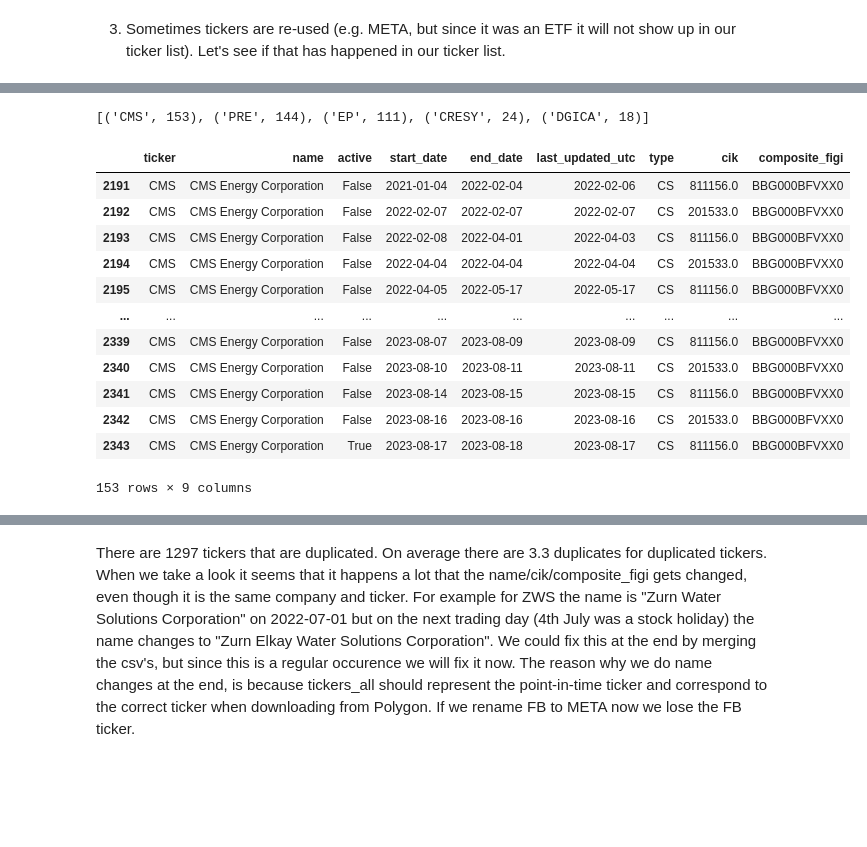
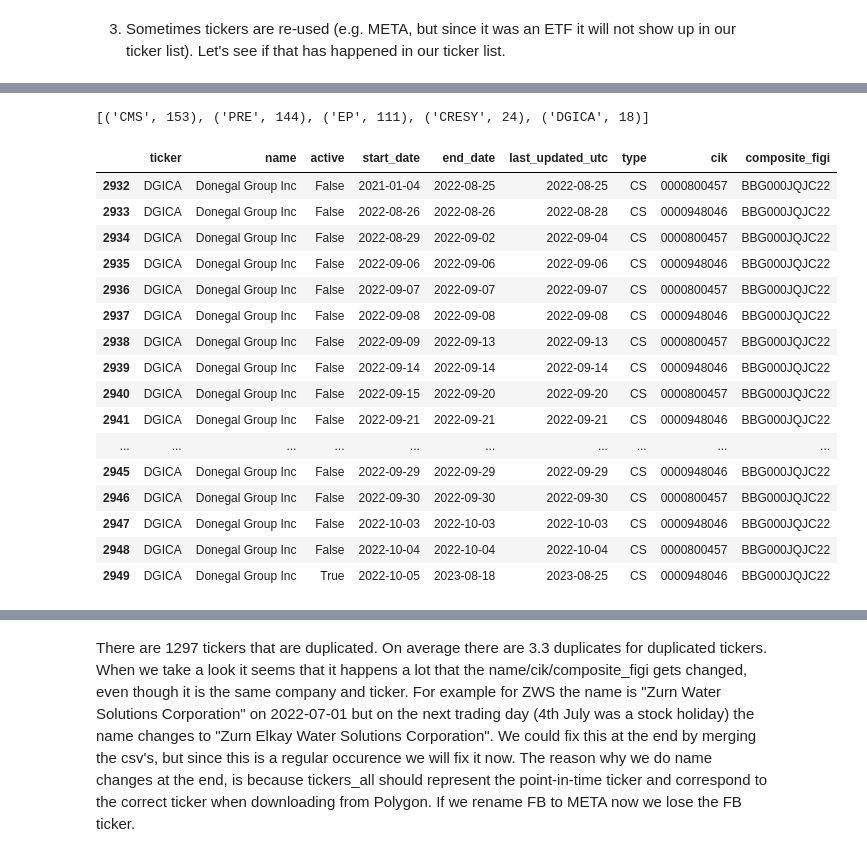
Before and after one commit to shinathan/QSExtended, a Jupyter notebook: data_import/polygon/1_get_tickers.ipynb, the cells around one changed output, grey strips where cells are left out. Saved outputs shown, nothing was run; the diff lists cells and outputs as text; code cells hidden in the pictures; blank space fills up the shorter version.

```diff
--- a/data_import/polygon/1_get_tickers.ipynb
+++ b/data_import/polygon/1_get_tickers.ipynb
@@ -1123,23 +1141,27 @@ duplicated
 # %%
 # what
 from collections import Counter
 print(Counter(duplicated["ticker"].values.tolist()).most_common(5))
-duplicated[duplicated["ticker"] == "CMS"]
+duplicated[duplicated["ticker"] == "DGICA"]
 # %% [output]
 [('CMS', 153), ('PRE', 144), ('EP', 111), ('CRESY', 24), ('DGICA', 18)]
 |  | ticker | name | active | start_date | end_date | last_updated_utc | type | cik | composite_figi |
-| 2191 | CMS | CMS Energy Corporation | False | 2021-01-04 | 2022-02-04 | 2022-02-06 | CS | 811156.0 | BBG000BFVXX0 |
-| 2192 | CMS | CMS Energy Corporation | False | 2022-02-07 | 2022-02-07 | 2022-02-07 | CS | 201533.0 | BBG000BFVXX0 |
-| 2193 | CMS | CMS Energy Corporation | False | 2022-02-08 | 2022-04-01 | 2022-04-03 | CS | 811156.0 | BBG000BFVXX0 |
-| 2194 | CMS | CMS Energy Corporation | False | 2022-04-04 | 2022-04-04 | 2022-04-04 | CS | 201533.0 | BBG000BFVXX0 |
-| 2195 | CMS | CMS Energy Corporation | False | 2022-04-05 | 2022-05-17 | 2022-05-17 | CS | 811156.0 | BBG000BFVXX0 |
+| 2932 | DGICA | Donegal Group Inc | False | 2021-01-04 | 2022-08-25 | 2022-08-25 | CS | 0000800457 | BBG000JQJC22 |
+| 2933 | DGICA | Donegal Group Inc | False | 2022-08-26 | 2022-08-26 | 2022-08-28 | CS | 0000948046 | BBG000JQJC22 |
+| 2934 | DGICA | Donegal Group Inc | False | 2022-08-29 | 2022-09-02 | 2022-09-04 | CS | 0000800457 | BBG000JQJC22 |
+| 2935 | DGICA | Donegal Group Inc | False | 2022-09-06 | 2022-09-06 | 2022-09-06 | CS | 0000948046 | BBG000JQJC22 |
+| 2936 | DGICA | Donegal Group Inc | False | 2022-09-07 | 2022-09-07 | 2022-09-07 | CS | 0000800457 | BBG000JQJC22 |
+| 2937 | DGICA | Donegal Group Inc | False | 2022-09-08 | 2022-09-08 | 2022-09-08 | CS | 0000948046 | BBG000JQJC22 |
+| 2938 | DGICA | Donegal Group Inc | False | 2022-09-09 | 2022-09-13 | 2022-09-13 | CS | 0000800457 | BBG000JQJC22 |
+| 2939 | DGICA | Donegal Group Inc | False | 2022-09-14 | 2022-09-14 | 2022-09-14 | CS | 0000948046 | BBG000JQJC22 |
+| 2940 | DGICA | Donegal Group Inc | False | 2022-09-15 | 2022-09-20 | 2022-09-20 | CS | 0000800457 | BBG000JQJC22 |
+| 2941 | DGICA | Donegal Group Inc | False | 2022-09-21 | 2022-09-21 | 2022-09-21 | CS | 0000948046 | BBG000JQJC22 |
 | ... | ... | ... | ... | ... | ... | ... | ... | ... | ... |
-| 2339 | CMS | CMS Energy Corporation | False | 2023-08-07 | 2023-08-09 | 2023-08-09 | CS | 811156.0 | BBG000BFVXX0 |
-| 2340 | CMS | CMS Energy Corporation | False | 2023-08-10 | 2023-08-11 | 2023-08-11 | CS | 201533.0 | BBG000BFVXX0 |
-| 2341 | CMS | CMS Energy Corporation | False | 2023-08-14 | 2023-08-15 | 2023-08-15 | CS | 811156.0 | BBG000BFVXX0 |
-| 2342 | CMS | CMS Energy Corporation | False | 2023-08-16 | 2023-08-16 | 2023-08-16 | CS | 201533.0 | BBG000BFVXX0 |
-| 2343 | CMS | CMS Energy Corporation | True | 2023-08-17 | 2023-08-18 | 2023-08-17 | CS | 811156.0 | BBG000BFVXX0 |
+| 2945 | DGICA | Donegal Group Inc | False | 2022-09-29 | 2022-09-29 | 2022-09-29 | CS | 0000948046 | BBG000JQJC22 |
+| 2946 | DGICA | Donegal Group Inc | False | 2022-09-30 | 2022-09-30 | 2022-09-30 | CS | 0000800457 | BBG000JQJC22 |
+| 2947 | DGICA | Donegal Group Inc | False | 2022-10-03 | 2022-10-03 | 2022-10-03 | CS | 0000948046 | BBG000JQJC22 |
+| 2948 | DGICA | Donegal Group Inc | False | 2022-10-04 | 2022-10-04 | 2022-10-04 | CS | 0000800457 | BBG000JQJC22 |
+| 2949 | DGICA | Donegal Group Inc | True | 2022-10-05 | 2023-08-18 | 2023-08-25 | CS | 0000948046 | BBG000JQJC22 |
-153 rows × 9 columns
 # %%
 # ??? this is just stupid. Nevertheless, when we merge it we need to get the last composite_figi/cik that is not NaN.
 duplicated[duplicated["ticker"] == "DISCK"]
```
Also changed, not shown: parts of 28 cells of this notebook.
